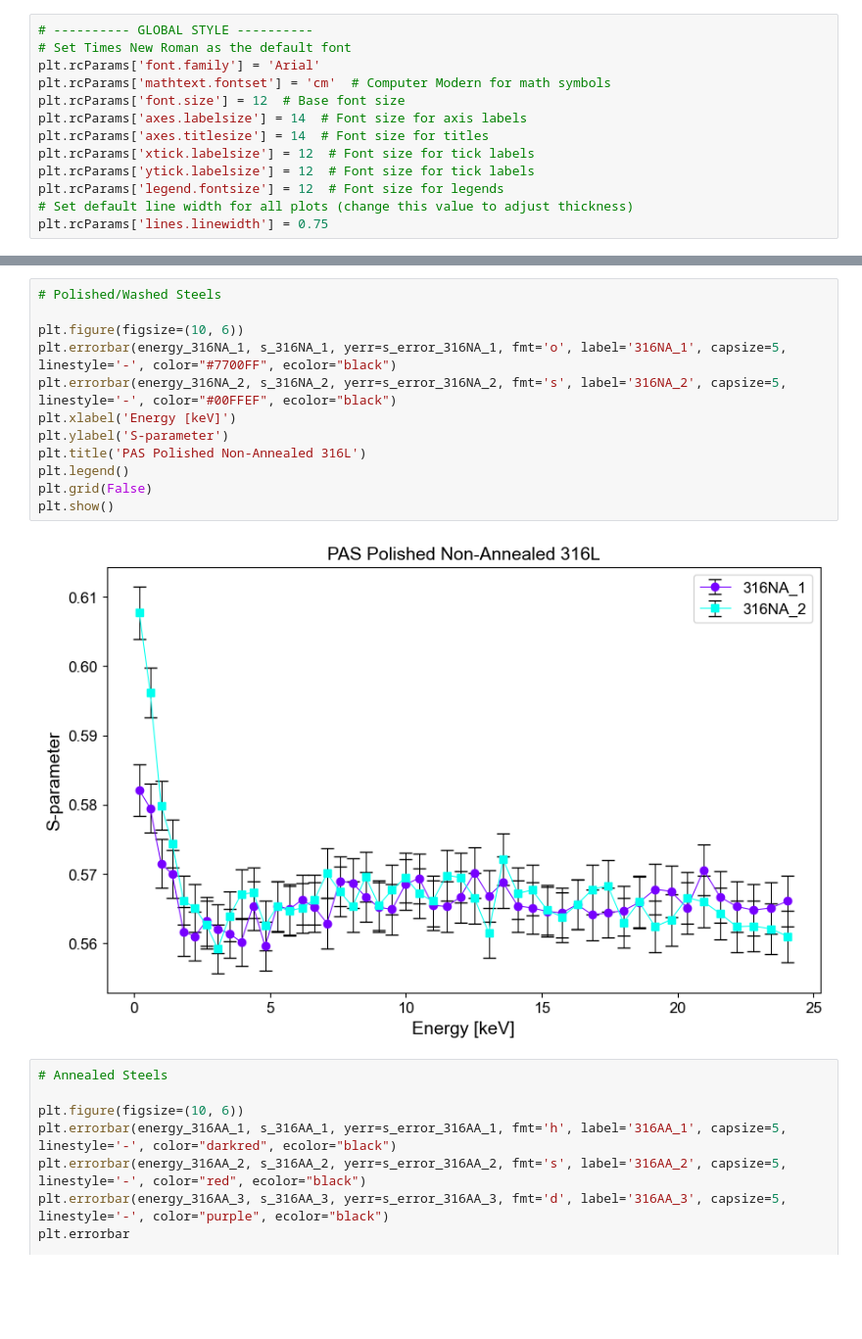
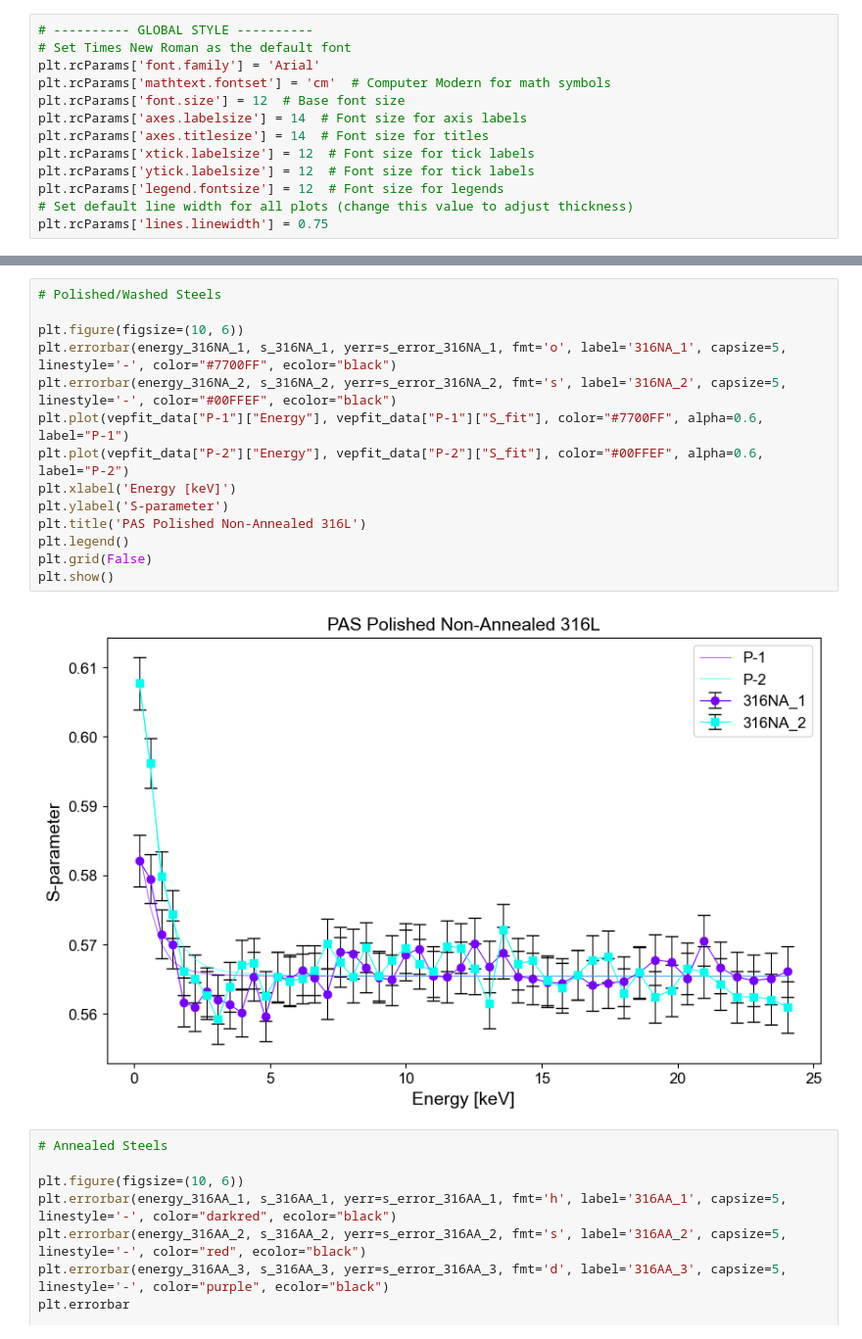
Before and after one commit to jeanvictorbendixenfm-web/Programming-PALS, a Jupyter notebook: PAS_analyzer.ipynb, the cells around one changed output, grey strips where cells are left out. Shown at 98% size. Cells and saved outputs as stored; diff of their text form; blank space fills up the shorter version.

```diff
--- a/PAS_analyzer.ipynb
+++ b/PAS_analyzer.ipynb
@@ -188,17 +250,19 @@ w_error_316corr_1dpa = all_data['Jean Victor - S316-irrad-1dpa-corroded-24h - 1'
 # %%
 # Polished/Washed Steels
 
 plt.figure(figsize=(10, 6))
 plt.errorbar(energy_316NA_1, s_316NA_1, yerr=s_error_316NA_1, fmt='o', label='316NA_1', capsize=5, linestyle='-', color="#7700FF", ecolor="black")
 plt.errorbar(energy_316NA_2, s_316NA_2, yerr=s_error_316NA_2, fmt='s', label='316NA_2', capsize=5, linestyle='-', color="#00FFEF", ecolor="black")
+plt.plot(vepfit_data["P-1"]["Energy"], vepfit_data["P-1"]["S_fit"], color="#7700FF", alpha=0.6, label="P-1")
+plt.plot(vepfit_data["P-2"]["Energy"], vepfit_data["P-2"]["S_fit"], color="#00FFEF", alpha=0.6, label="P-2")
 plt.xlabel('Energy [keV]')
 plt.ylabel('S-parameter')
 plt.title('PAS Polished Non-Annealed 316L')
 plt.legend()
 plt.grid(False)
 plt.show()
 # %% [output]
-[figure, old version]
+[figure, new version]
 # %%
 # Annealed Steels
 
```
Also changed, not shown: parts of 15 cells of this notebook, 3 other files.
